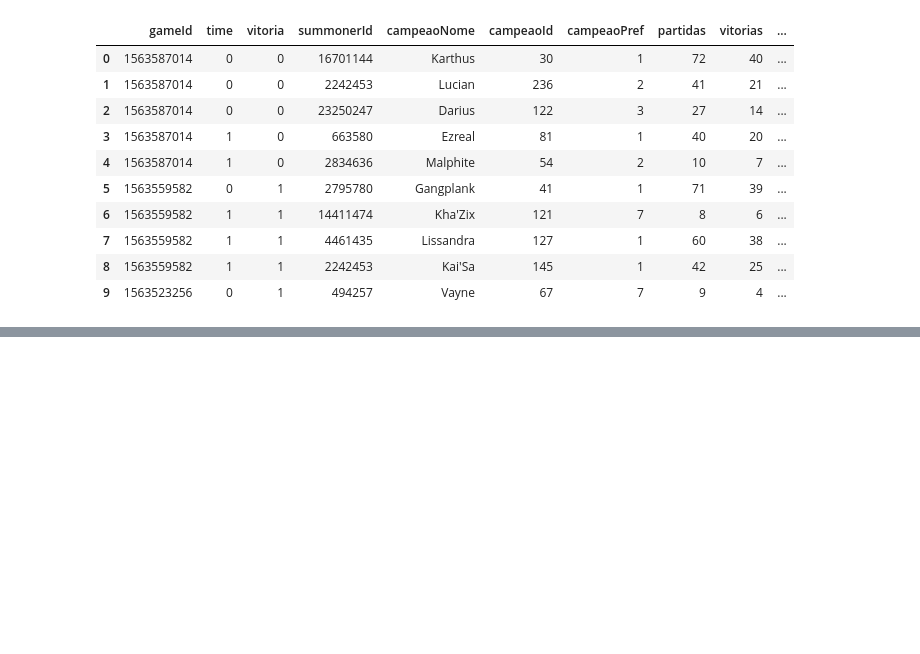
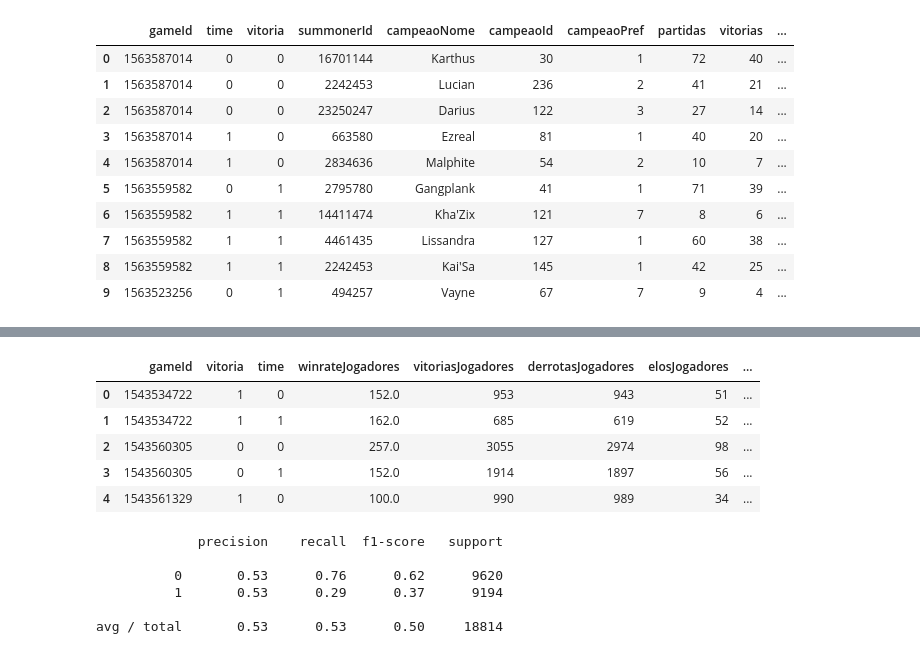
Before and after one commit to mgiovani/TopicosIC, a Jupyter notebook: Em Grupo/Trabalho Final/AnaliseDados/Analise.ipynb, the cells around one changed output, grey strips where cells are left out. Drawn from its saved outputs; the diff is of its cells as text; code cells hidden in the pictures; blank space fills up the shorter version.

```diff
--- a/Em Grupo/Trabalho Final/AnaliseDados/Analise.ipynb
+++ b/Em Grupo/Trabalho Final/AnaliseDados/Analise.ipynb
@@ -251,0 +259,33 @@ ValueError: expr must be a string to be evaluated, <class 'int'> given
+# %%
+#Valores agrupados por time
+bd = sqlite3.connect(bdPath)
+prePartidaPorTime = pd.read_sql('SELECT partida.gameId, partida.vitoria, jogador_partida.time,  SUM(jogador.winrate) AS winrateJogadores, SUM(jogador.vitorias) AS vitoriasJogadores, SUM(jogador.derrotas) AS derrotasJogadores, SUM(elo.eloNum) AS elosJogadores, SUM(jogador.pdl) AS pdlJogadores, SUM(campeao_jogador.campeaoPref) AS prefJogadores, SUM(campeao_jogador.partidas) as partidasCamp, SUM(campeao_jogador.winrate) as winrateCamp, SUM(campeao_jogador.vitorias) as vitoriasCamp, SUM(campeao_jogador.derrotas) as derrotasCamp, SUM(campeao_jogador.kda) as kdaCamp FROM partida INNER JOIN jogador_partida ON jogador_partida.gameId = partida.gameId INNER JOIN jogador ON jogador.summonerId = jogador_partida.summonerId INNER JOIN campeao ON campeao.nome = jogador_partida.campeaoNome INNER JOIN elo ON elo.elo = jogador.elo INNER JOIN campeao_jogador ON campeao_jogador.summonerId = jogador_partida.summonerId AND campeao_jogador.campeaoNome = jogador_partida.campeaoNome GROUP BY jogador_partida.gameId, jogador_partida.time', bd)
+bd.close()
+
+prePartidaPorTime.head(5)
+# %% [output]
+|  | gameId | vitoria | time | winrateJogadores | vitoriasJogadores | derrotasJogadores | elosJogadores | ... |
+| 0 | 1543534722 | 1 | 0 | 152.0 | 953 | 943 | 51 | ... |
+| 1 | 1543534722 | 1 | 1 | 162.0 | 685 | 619 | 52 | ... |
+| 2 | 1543560305 | 0 | 0 | 257.0 | 3055 | 2974 | 98 | ... |
+| 3 | 1543560305 | 0 | 1 | 152.0 | 1914 | 1897 | 56 | ... |
+| 4 | 1543561329 | 1 | 0 | 100.0 | 990 | 989 | 34 | ... |
+# %%
+#Testando apenas com dados somados de times separadamente
+x = prePartidaPorTime[['time', 'winrateJogadores', 'vitoriasJogadores', 'derrotasJogadores', 'elosJogadores', 'pdlJogadores', 'prefJogadores', 'partidasCamp', 'winrateCamp', 'vitoriasCamp', 'derrotasCamp', 'kdaCamp']]
+y = prePartidaPorTime['vitoria']
+
+x_treino, x_teste, y_treino, y_teste = train_test_split(x, y, test_size=0.4)
+
+regressao = LogisticRegression()
+regressao.fit(x_treino, y_treino)
+
+predict = regressao.predict(x_teste)
+print(classification_report(y_teste, predict))
+# %% [output]
+             precision    recall  f1-score   support
+
+          0       0.53      0.76      0.62      9620
+          1       0.53      0.29      0.37      9194
+
+avg / total       0.53      0.53      0.50     18814
```
Also changed, not shown: parts of 22 cells of this notebook, 3 other files.
